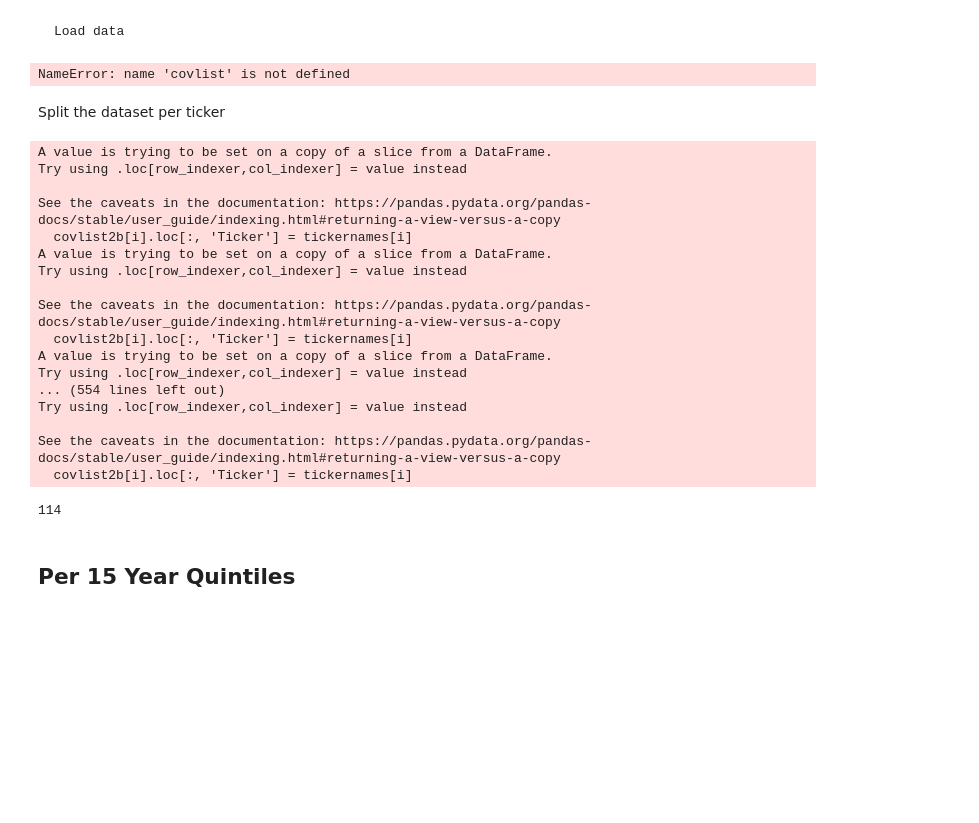
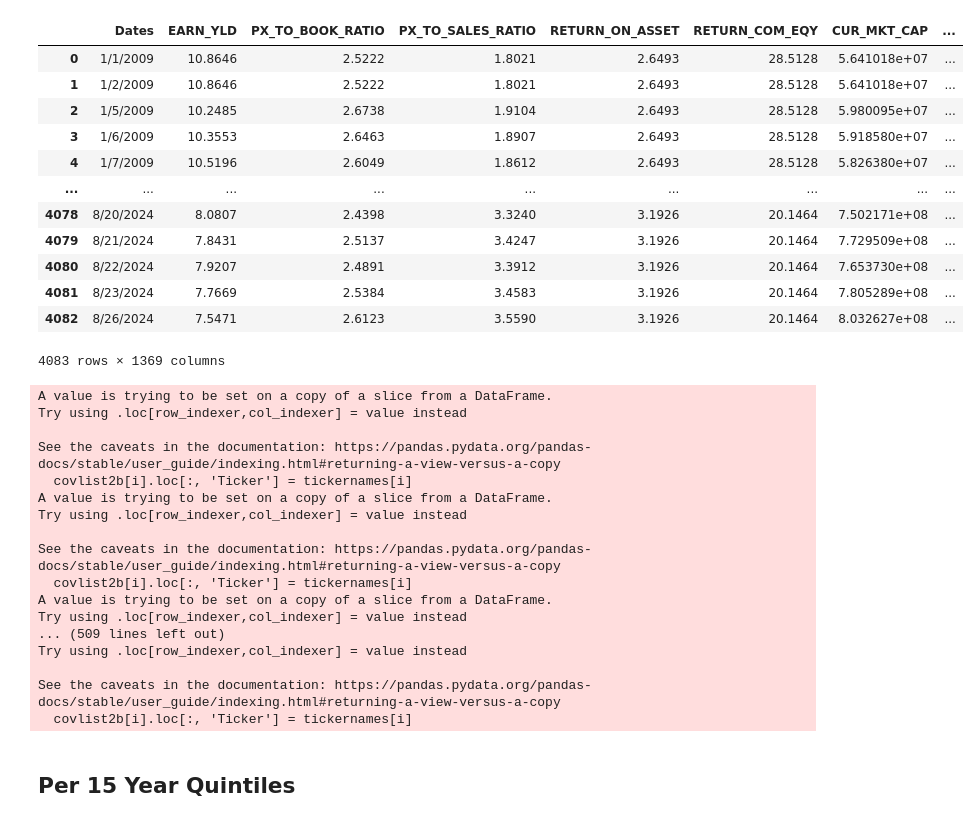
Before and after one commit to osamkabinladna/tradingstrats, a Jupyter notebook: random_forest/clean_rf.ipynb, the cells around one changed output. Saved outputs shown, nothing was run; the diff lists cells and outputs as text; code cells hidden in the pictures; blank space fills up the shorter version.

```diff
--- a/random_forest/clean_rf.ipynb
+++ b/random_forest/clean_rf.ipynb
@@ -2,10 +2,24 @@
 import pandas as pd
 from utils import split_dataset
 import os
-# %% [markdown]
-    Load data
-# %%
-covlist[0].columns
-# %% [output]
-NameError: name 'covlist' is not defined
+# %%
+bigdataname = "bigdata2"
+csv = pd.read_csv(f"./data/{bigdataname}.csv", skiprows=5)
+covariates = csv if csv.shape[1] != 1 else pd.read_csv(f"./data/{bigdataname}.csv", skiprows=5, delimiter=';')
+# %%
+covariates
+# %% [output]
+|  | Dates | EARN_YLD | PX_TO_BOOK_RATIO | PX_TO_SALES_RATIO | RETURN_ON_ASSET | RETURN_COM_EQY | CUR_MKT_CAP | ... |
+| 0 | 1/1/2009 | 10.8646 | 2.5222 | 1.8021 | 2.6493 | 28.5128 | 5.641018e+07 | ... |
+| 1 | 1/2/2009 | 10.8646 | 2.5222 | 1.8021 | 2.6493 | 28.5128 | 5.641018e+07 | ... |
+| 2 | 1/5/2009 | 10.2485 | 2.6738 | 1.9104 | 2.6493 | 28.5128 | 5.980095e+07 | ... |
+| 3 | 1/6/2009 | 10.3553 | 2.6463 | 1.8907 | 2.6493 | 28.5128 | 5.918580e+07 | ... |
+| 4 | 1/7/2009 | 10.5196 | 2.6049 | 1.8612 | 2.6493 | 28.5128 | 5.826380e+07 | ... |
+| ... | ... | ... | ... | ... | ... | ... | ... | ... |
+| 4078 | 8/20/2024 | 8.0807 | 2.4398 | 3.3240 | 3.1926 | 20.1464 | 7.502171e+08 | ... |
+| 4079 | 8/21/2024 | 7.8431 | 2.5137 | 3.4247 | 3.1926 | 20.1464 | 7.729509e+08 | ... |
+| 4080 | 8/22/2024 | 7.9207 | 2.4891 | 3.3912 | 3.1926 | 20.1464 | 7.653730e+08 | ... |
+| 4081 | 8/23/2024 | 7.7669 | 2.5384 | 3.4583 | 3.1926 | 20.1464 | 7.805289e+08 | ... |
+| 4082 | 8/26/2024 | 7.5471 | 2.6123 | 3.5590 | 3.1926 | 20.1464 | 8.032627e+08 | ... |
+4083 rows × 1369 columns
 # %%
@@ -20,8 +33,6 @@ labels = labels.rename(columns={"Close": "JKSE_PRICE"})
 labels['PCT_CHANGE_20_JKSE'] = ((labels['JKSE_PRICE'].shift(-20) - labels['JKSE_PRICE']) / labels['JKSE_PRICE']) * 100
 
 covlist = split_dataset(covariates)
-# %% [markdown]
-Split the dataset per ticker
 # %%
 colnames = covlist[0].columns.tolist()
 for cov in covlist:
@@ -72,10 +83,10 @@ for cov in covlist:
 # %%
 covlist2b = []
 for cov in covlist:
-    cov2b = cov.tail(60)
+    cov2b = cov.tail(10)
     covlist2b.append(cov2b)
 
-tickernames = [col[:4] for col in pd.read_csv("./data/bigdata2.csv", skiprows=3).columns if not col.startswith("Unnamed")]
+tickernames = [col[:4] for col in pd.read_csv(f"./data/{bigdataname}.csv", skiprows=3).columns if not col.startswith("Unnamed")]
 
 for i in range(len(covlist)):
     covlist2b[i].loc[:, 'Ticker'] = tickernames[i]
@@ -92,14 +103,10 @@ See the caveats in the documentation: https://pandas.pydata.org/pandas-docs/stab
   covlist2b[i].loc[:, 'Ticker'] = tickernames[i]
 A value is trying to be set on a copy of a slice from a DataFrame.
 Try using .loc[row_indexer,col_indexer] = value instead
-... (554 lines left out)
+... (509 lines left out)
 Try using .loc[row_indexer,col_indexer] = value instead
 
 See the caveats in the documentation: https://pandas.pydata.org/pandas-docs/stable/user_guide/indexing.html#returning-a-view-versus-a-copy
   covlist2b[i].loc[:, 'Ticker'] = tickernames[i]
-# %%
-len(covlist2b)
-# %% [output]
-114
 # %%
 pred_covlist = pd.concat(covlist2b, axis=0)
```
Also changed, not shown: parts of 4 cells of this notebook, 13 other files.
